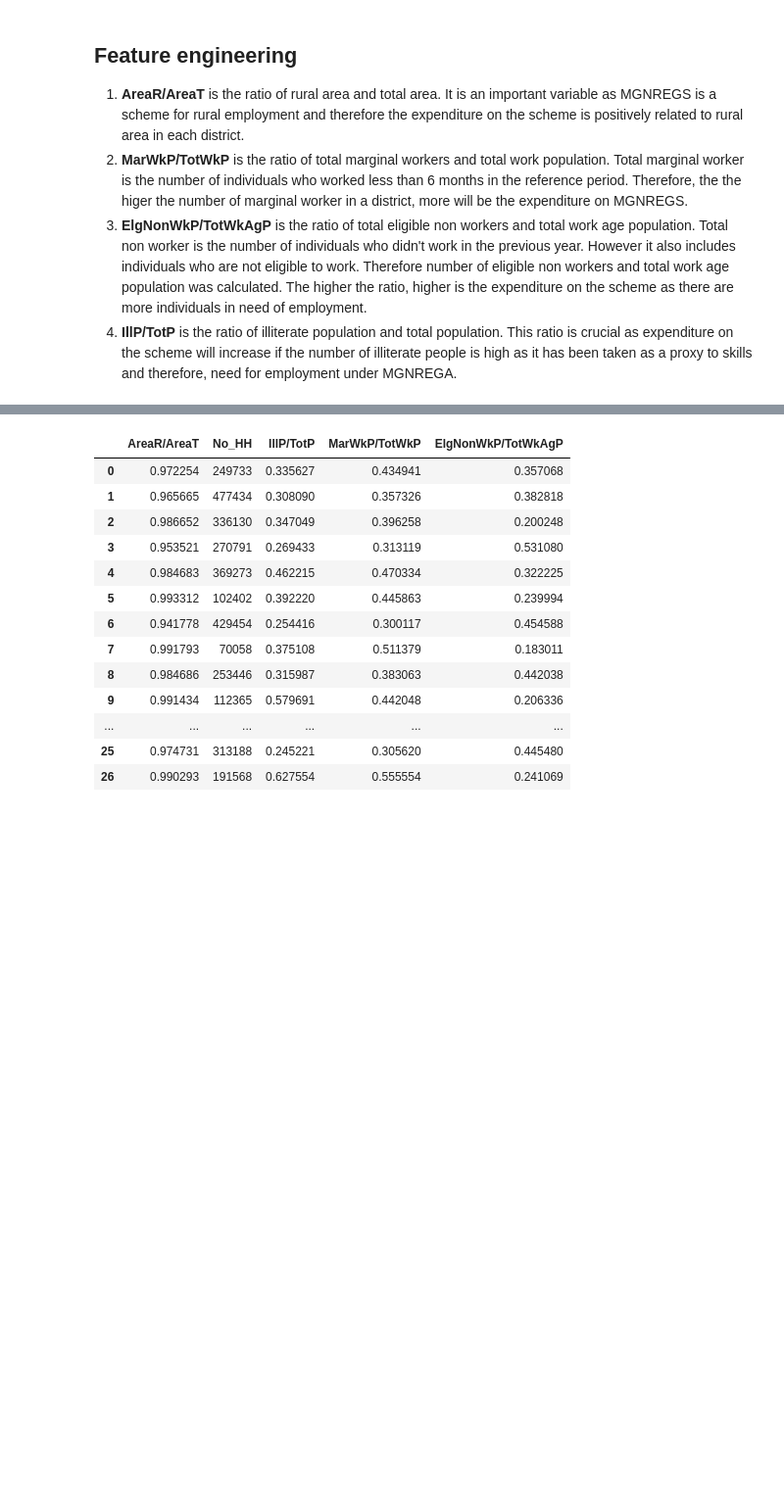
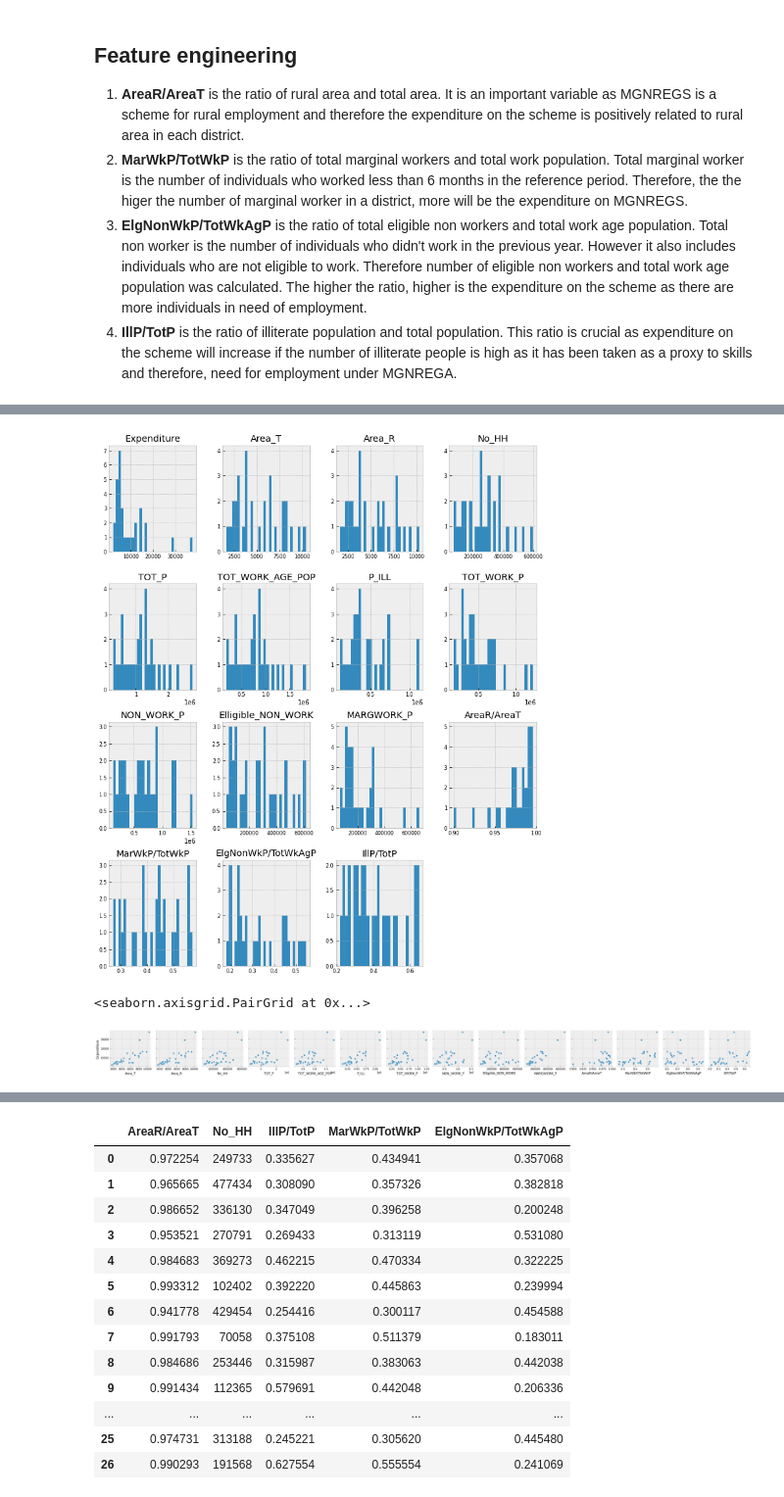
Before and after one commit to jayanthkmr/MGNREGS-Expenditure-Prediction-FY2019-20-Balangir-Cuttack, a Jupyter notebook: Approach_Final/MGNREGS_expenditure_prediction _for _Cuttack_Balangir.ipynb, the cells around one changed output, grey strips where cells are left out. Shown at 98% size. Cells and saved outputs as stored; diff of their text form; code cells hidden in the pictures; blank space fills up the shorter version.

```diff
--- a/Approach_Final/MGNREGS_expenditure_prediction _for _Cuttack_Balangir.ipynb
+++ b/Approach_Final/MGNREGS_expenditure_prediction _for _Cuttack_Balangir.ipynb
@@ -126,0 +134,3 @@ dist_df
+# %%
+df_num = dist_df.select_dtypes(include = ['float64', 'int64'])
+df_num.head()
@@ -126,0 +162,11 @@ dist_df
+# %%
+df_num.hist(figsize=(12, 15), bins=30, xlabelsize=8, ylabelsize=8);
+# %% [output]
+[figure, added]
+# %%
+sns.pairplot(data=df_num,
+                x_vars=df_num.columns[1:],
+                y_vars=['Expenditure'])
+# %% [output]
+<seaborn.axisgrid.PairGrid at 0x...>
+[figure, added]
```
Also changed, not shown: parts of 11 cells of this notebook.
